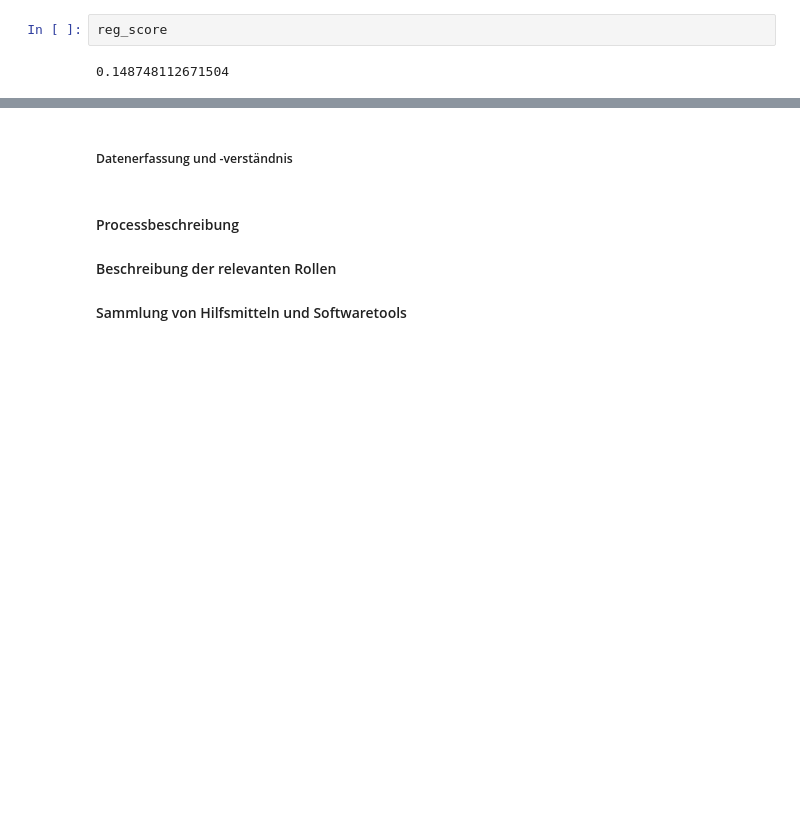
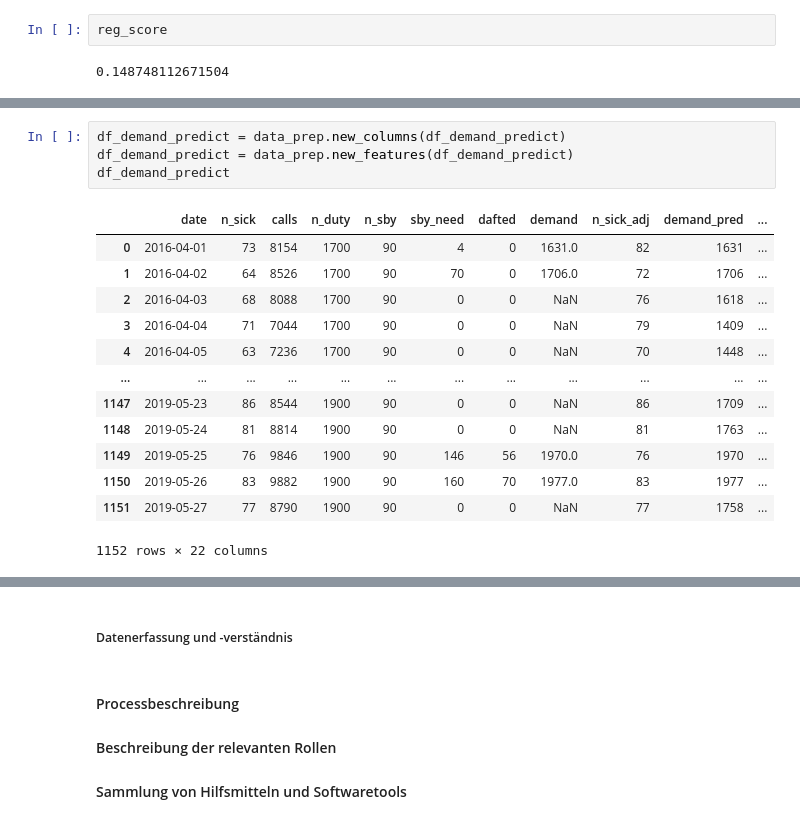
Before and after one commit to MaxStrz/TDSP-Bereitschaftsdienst_Einsatzfahrende, a Jupyter notebook: Code/Bereitschaftsdienstplan.ipynb, the cells around one changed output, grey strips where cells are left out. Saved outputs shown, nothing was run; the diff lists cells and outputs as text; blank space fills up the shorter version.

```diff
--- a/Code/Bereitschaftsdienstplan.ipynb
+++ b/Code/Bereitschaftsdienstplan.ipynb
@@ -85,3 +84,21 @@ data_prep.no_trend_scatter(df_demand_predict)
+# %%
+df_demand_predict = data_prep.new_columns(df_demand_predict)
+df_demand_predict = data_prep.new_features(df_demand_predict)
+df_demand_predict
+# %% [output]
+|  | date | n_sick | calls | n_duty | n_sby | sby_need | dafted | demand | n_sick_adj | demand_pred | ... |
+| 0 | 2016-04-01 | 73 | 8154 | 1700 | 90 | 4 | 0 | 1631.0 | 82 | 1631 | ... |
+| 1 | 2016-04-02 | 64 | 8526 | 1700 | 90 | 70 | 0 | 1706.0 | 72 | 1706 | ... |
+| 2 | 2016-04-03 | 68 | 8088 | 1700 | 90 | 0 | 0 | NaN | 76 | 1618 | ... |
+| 3 | 2016-04-04 | 71 | 7044 | 1700 | 90 | 0 | 0 | NaN | 79 | 1409 | ... |
+| 4 | 2016-04-05 | 63 | 7236 | 1700 | 90 | 0 | 0 | NaN | 70 | 1448 | ... |
+| ... | ... | ... | ... | ... | ... | ... | ... | ... | ... | ... | ... |
+| 1147 | 2019-05-23 | 86 | 8544 | 1900 | 90 | 0 | 0 | NaN | 86 | 1709 | ... |
+| 1148 | 2019-05-24 | 81 | 8814 | 1900 | 90 | 0 | 0 | NaN | 81 | 1763 | ... |
+| 1149 | 2019-05-25 | 76 | 9846 | 1900 | 90 | 146 | 56 | 1970.0 | 76 | 1970 | ... |
+| 1150 | 2019-05-26 | 83 | 9882 | 1900 | 90 | 160 | 70 | 1977.0 | 83 | 1977 | ... |
+| 1151 | 2019-05-27 | 77 | 8790 | 1900 | 90 | 0 | 0 | NaN | 77 | 1758 | ... |
+1152 rows × 22 columns
 # %%
 # Random Forest um die wichtigsten Features zu finden
 predictions, feat_gini_importance, results_df, models = data_prep.my_model_options(df_demand_predict)
```
Also changed, not shown: parts of 7 cells of this notebook.
